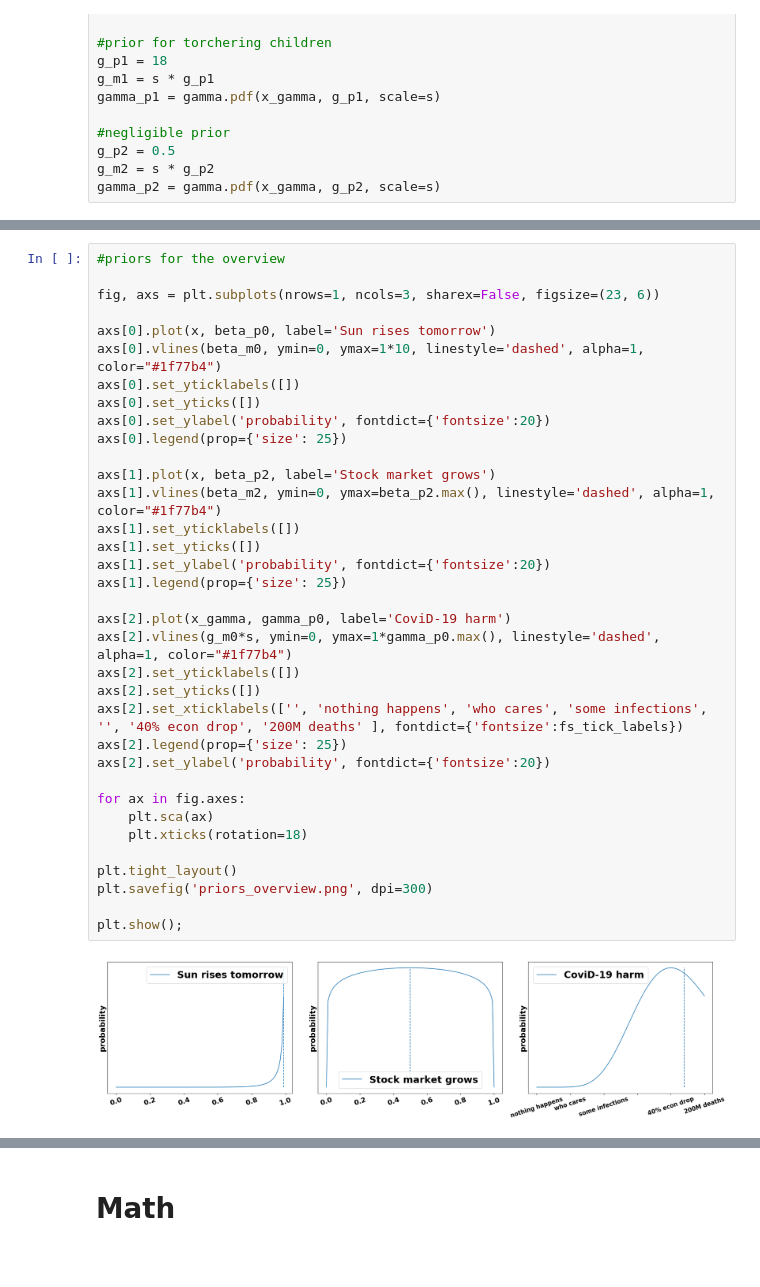
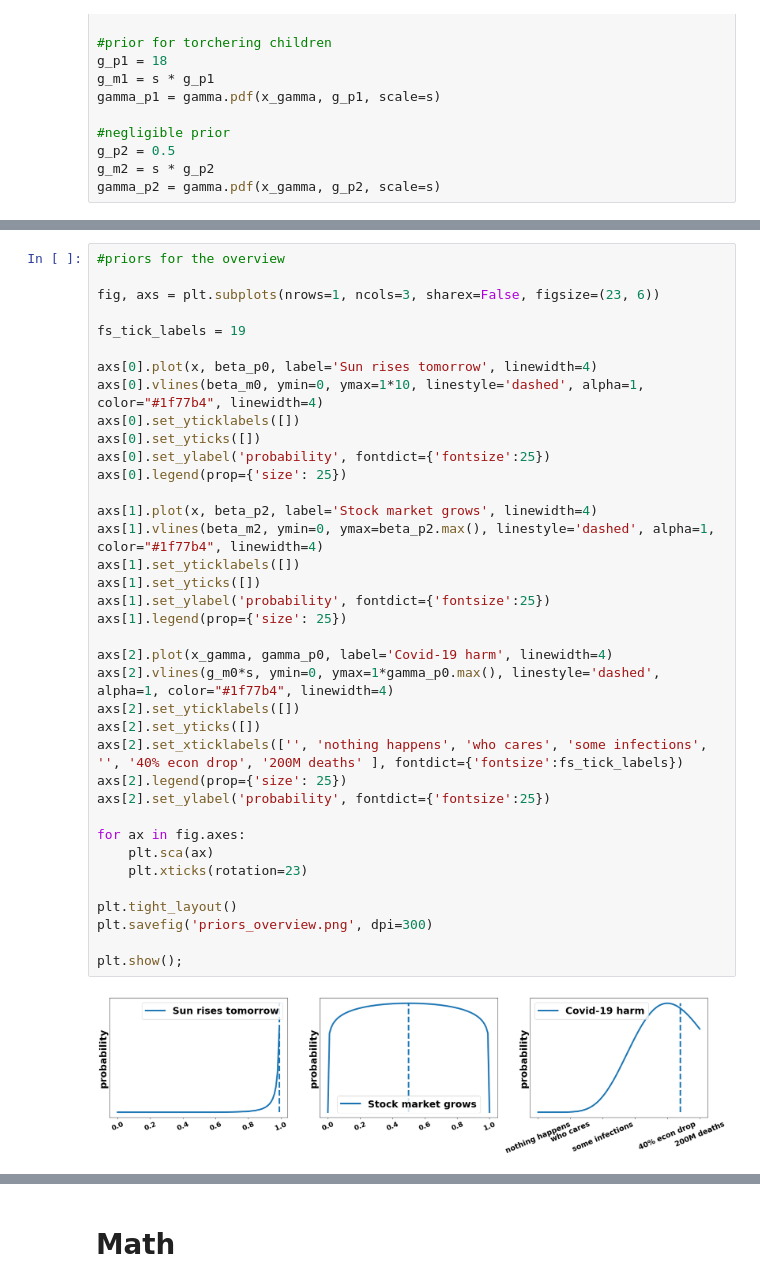
Before and after one commit to mariushobbhahn/mariushobbhahn.github.io, a Jupyter notebook: img/Probabilistic_Judging_1/Probabilistic Judging Part1.ipynb, the cells around one changed output, grey strips where cells are left out. Cells and saved outputs as stored; diff of their text form.

```diff
--- a/img/Probabilistic_Judging_1/Probabilistic Judging Part1.ipynb
+++ b/img/Probabilistic_Judging_1/Probabilistic Judging Part1.ipynb
@@ -793,37 +793,39 @@ plt.show();
 # %%
 #priors for the overview
 
 fig, axs = plt.subplots(nrows=1, ncols=3, sharex=False, figsize=(23, 6))
 
-axs[0].plot(x, beta_p0, label='Sun rises tomorrow')
-axs[0].vlines(beta_m0, ymin=0, ymax=1*10, linestyle='dashed', alpha=1, color="#1f77b4")
+fs_tick_labels = 19
+
+axs[0].plot(x, beta_p0, label='Sun rises tomorrow', linewidth=4)
+axs[0].vlines(beta_m0, ymin=0, ymax=1*10, linestyle='dashed', alpha=1, color="#1f77b4", linewidth=4)
 axs[0].set_yticklabels([])
 axs[0].set_yticks([])
-axs[0].set_ylabel('probability', fontdict={'fontsize':20})
+axs[0].set_ylabel('probability', fontdict={'fontsize':25})
 axs[0].legend(prop={'size': 25})
 
-axs[1].plot(x, beta_p2, label='Stock market grows')
-axs[1].vlines(beta_m2, ymin=0, ymax=beta_p2.max(), linestyle='dashed', alpha=1, color="#1f77b4")
+axs[1].plot(x, beta_p2, label='Stock market grows', linewidth=4)
+axs[1].vlines(beta_m2, ymin=0, ymax=beta_p2.max(), linestyle='dashed', alpha=1, color="#1f77b4", linewidth=4)
 axs[1].set_yticklabels([])
 axs[1].set_yticks([])
-axs[1].set_ylabel('probability', fontdict={'fontsize':20})
+axs[1].set_ylabel('probability', fontdict={'fontsize':25})
 axs[1].legend(prop={'size': 25})
 
-axs[2].plot(x_gamma, gamma_p0, label='CoviD-19 harm')
-axs[2].vlines(g_m0*s, ymin=0, ymax=1*gamma_p0.max(), linestyle='dashed', alpha=1, color="#1f77b4")
+axs[2].plot(x_gamma, gamma_p0, label='Covid-19 harm', linewidth=4)
+axs[2].vlines(g_m0*s, ymin=0, ymax=1*gamma_p0.max(), linestyle='dashed', alpha=1, color="#1f77b4", linewidth=4)
 axs[2].set_yticklabels([])
 axs[2].set_yticks([])
 axs[2].set_xticklabels(['', 'nothing happens', 'who cares', 'some infections', '', '40% econ drop', '200M deaths' ], fontdict={'fontsize':fs_tick_labels})
 axs[2].legend(prop={'size': 25})
-axs[2].set_ylabel('probability', fontdict={'fontsize':20})
+axs[2].set_ylabel('probability', fontdict={'fontsize':25})
 
 for ax in fig.axes:
     plt.sca(ax)
-    plt.xticks(rotation=18)
+    plt.xticks(rotation=23)
 
 plt.tight_layout()
 plt.savefig('priors_overview.png', dpi=300)
 
 plt.show();
 # %% [output]
-[figure, old version]
+[figure, new version]
```
Also changed, not shown: parts of 10 cells of this notebook, 14 other files.
